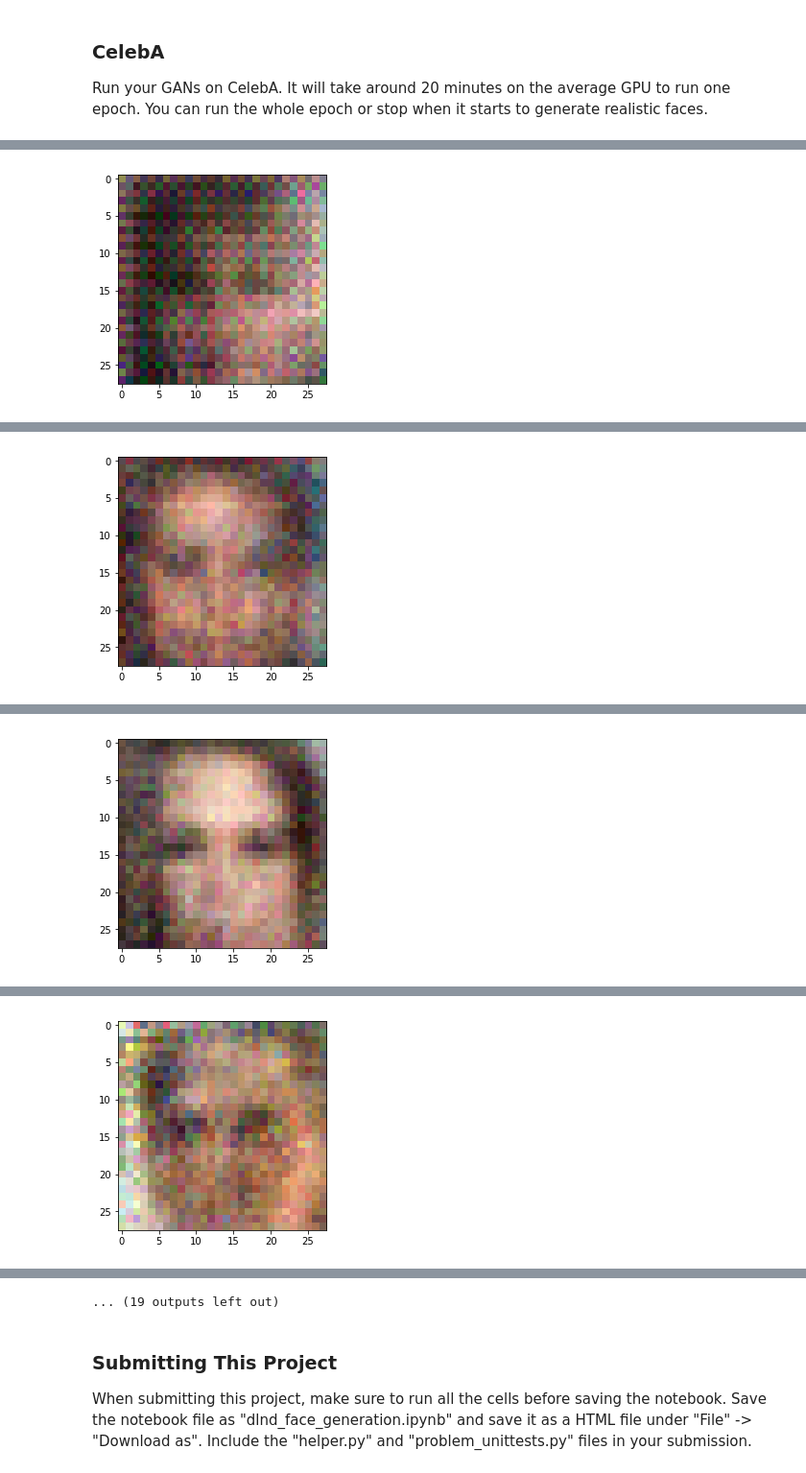
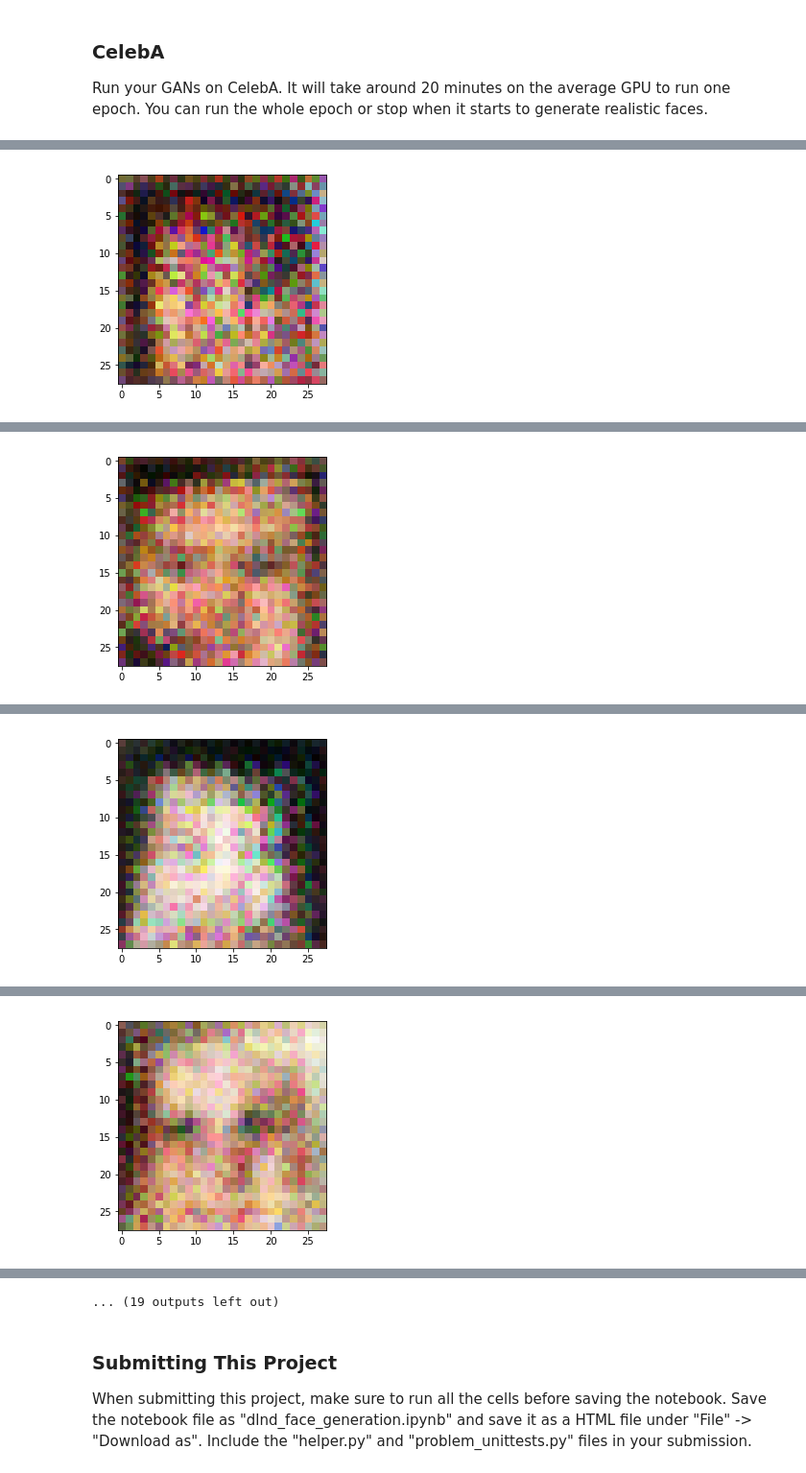
Before and after one commit to kscharpf/dlnd-facegen, a Jupyter notebook: dlnd_face_generation.ipynb, the cells around one changed output, grey strips where cells are left out. Shown at 96% size. Drawn from its saved outputs; the diff is of its cells as text; code cells hidden in the pictures.

```diff
--- a/dlnd_face_generation.ipynb
+++ b/dlnd_face_generation.ipynb
@@ -356,6 +356,7 @@ def train(epoch_count, batch_size, z_dim, learning_rate, beta1, get_batches, dat
         for epoch_i in range(epoch_count):
             for batch_images in get_batches(batch_size):
                 steps += 1
+                batch_images *=2
 
 
                 # Sample random noise for G
@@ -428,8 +428,8 @@ Run your GANs on CelebA.  It will take around 20 minutes on the average GPU to r
 # %%
 batch_size = 128
 z_dim = 100
-learning_rate = 0.001
-beta1 = 0.05
+learning_rate = 0.0002
+beta1 = 0.5
 
 
 """
@@ -447 +447 @@ Epoch 1/1... Discriminator Loss: 1.8613... Generator Loss: 0.7760
-[figure, old version]
+[figure, new version]
@@ -450 +450 @@ Epoch 1/1... Discriminator Loss: 1.5603... Generator Loss: 0.5672
-[figure, old version]
+[figure, new version]
@@ -453 +453 @@ Epoch 1/1... Discriminator Loss: 1.6030... Generator Loss: 0.7128
-[figure, old version]
+[figure, new version]
@@ -456 +456 @@ Epoch 1/1... Discriminator Loss: 1.4555... Generator Loss: 0.6805
-[figure, old version]
+[figure, new version]
```
Also changed, not shown: parts of 2 cells of this notebook, 1 other file.
